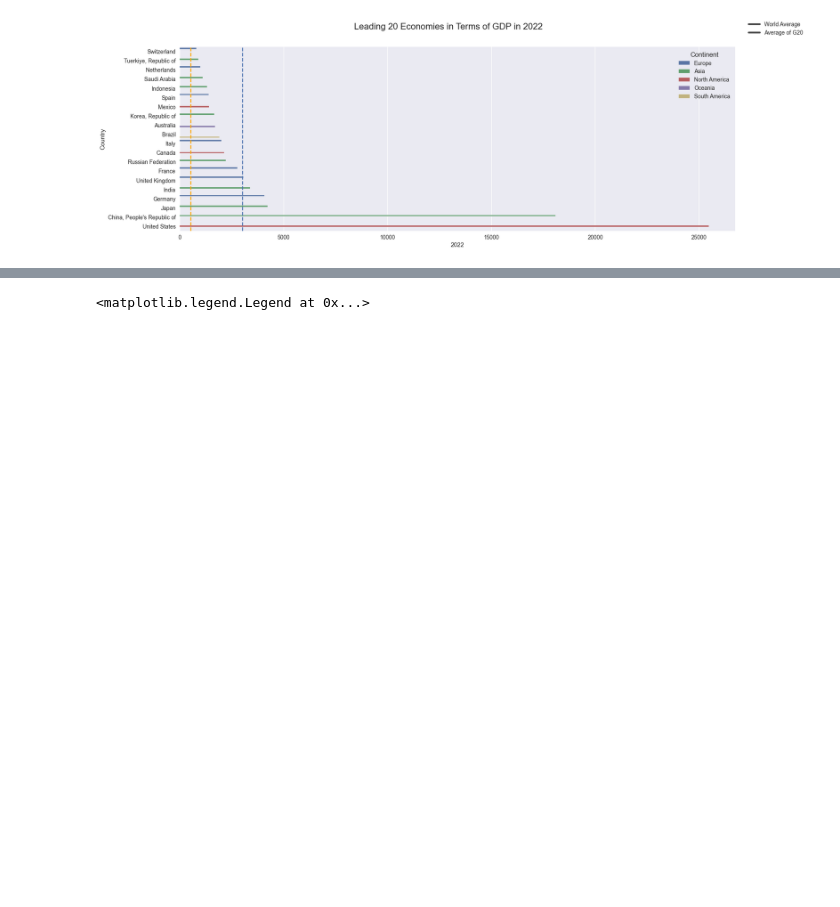
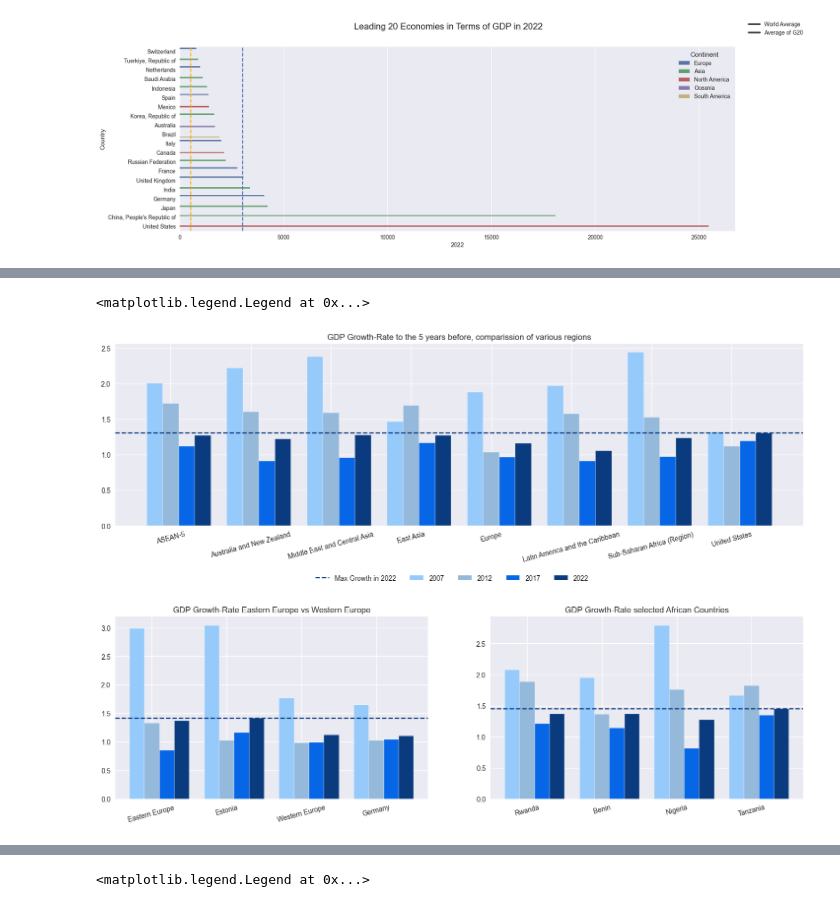
Before and after one commit to Monsieur-Bandana/data_science_clockmann, a Jupyter notebook: ClassProject2207 (1).ipynb, the cells around one changed output, grey strips where cells are left out. Saved outputs shown, nothing was run; the diff lists cells and outputs as text; code cells hidden in the pictures; blank space fills up the shorter version.

```diff
--- a/ClassProject2207 (1).ipynb
+++ b/ClassProject2207 (1).ipynb
@@ -286,3 +243,79 @@ fig.legend(loc='upper center', ncols=5, labels=["Max Growth in 2022"]+dbGrowthRa
+# %%
+
+import matplotlib as mpl
+
+fig, axes = plt.subplots(figsize=(18, 12))
+grid = plt.GridSpec(2, 2, hspace=0.5)
+ax1 = plt.subplot(grid[0, 0:2])
+ax2 = plt.subplot(grid[1, 0])
+ax3 = plt.subplot(grid[1, 1])
+axes = [ax1, ax2, ax3]
+
+regionsList = ['ASEAN-5', 'Australia and New Zealand', 'Middle East and Central Asia',  'East Asia', 'Europe', 'Latin America and the Caribbean', 'Sub-Saharan Africa (Region) ',  'United States']
+europeList = ['Eastern Europe ', 'Estonia', 'Western Europe', 'Germany']
+africaList = ['Rwanda', 'Benin', 'Nigeria', 'Tanzania']
+
+processLists = [regionsList, europeList, africaList]
+
+# sub area world
+# sub area europe
+
+def getData(areasList):
+
+    dbEmerging = final_gdp2.loc[areasList]
+    dbEmerging = dbEmerging[[2002, 2007, 2012, 2017, 2022]]
+    data = {2007: dbEmerging[2007]/dbEmerging[2002],
+                2012: dbEmerging[2012]/dbEmerging[2007],
+                2017: dbEmerging[2017]/dbEmerging[2012],
+                2022: dbEmerging[2022]/dbEmerging[2017]}
+    dbGrowthRate = pd.DataFrame(data=data)
+    return dbGrowthRate
+
+listCounter = 0
+for list in processLists:
+
+    dbGrowthRate = getData(list)
+    maxGrowth2022 = max(dbGrowthRate[2022].to_list())
+
+    dbGrowthRate = dbGrowthRate.T
+
+
+    regions = dbGrowthRate.columns.to_list()
+    x = dbGrowthRate.values.tolist()
+    region = np.arange(len(regions))
+
+    width = 0.2
+
+    colors =['#96cafa', '#94b9db', '#0766e6', '#0a3b7e']
+
+
+    i = 0
+    while i < len(dbGrowthRate):
+        offset=width*i
+        axes[listCounter].bar(height=x[i], x=region + offset,
+                    width=width, color=colors[i])
+        i=i+1
+
+    axes[listCounter].set_xticks(region + width, regions, rotation=15)
+    axes[listCounter].axhline(y=maxGrowth2022, linestyle='--', color=colors[3])
+
+    listCounter = listCounter+1
+
+
+
+axes[0].set_title("GDP Growth-Rate to the 5 years before, comparission of various regions")
+axes[1].set_title(
+    "GDP Growth-Rate Eastern Europe vs Western Europe")
+axes[2].set_title(
+    "GDP Growth-Rate selected African Countries")
+
+
+mpl.style.use('seaborn')
+
+fig.legend(loc='center', ncols=5, labels=["Max Growth in 2022"]+dbGrowthRate.index.to_list() )
+# %% [output]
+<matplotlib.legend.Legend at 0x...>
+[figure, added]
 # %%
 
 # for this database we access the gdp2 plot since we also use the regional data for a better overview
```
Also changed, not shown: parts of 1 cell of this notebook.
